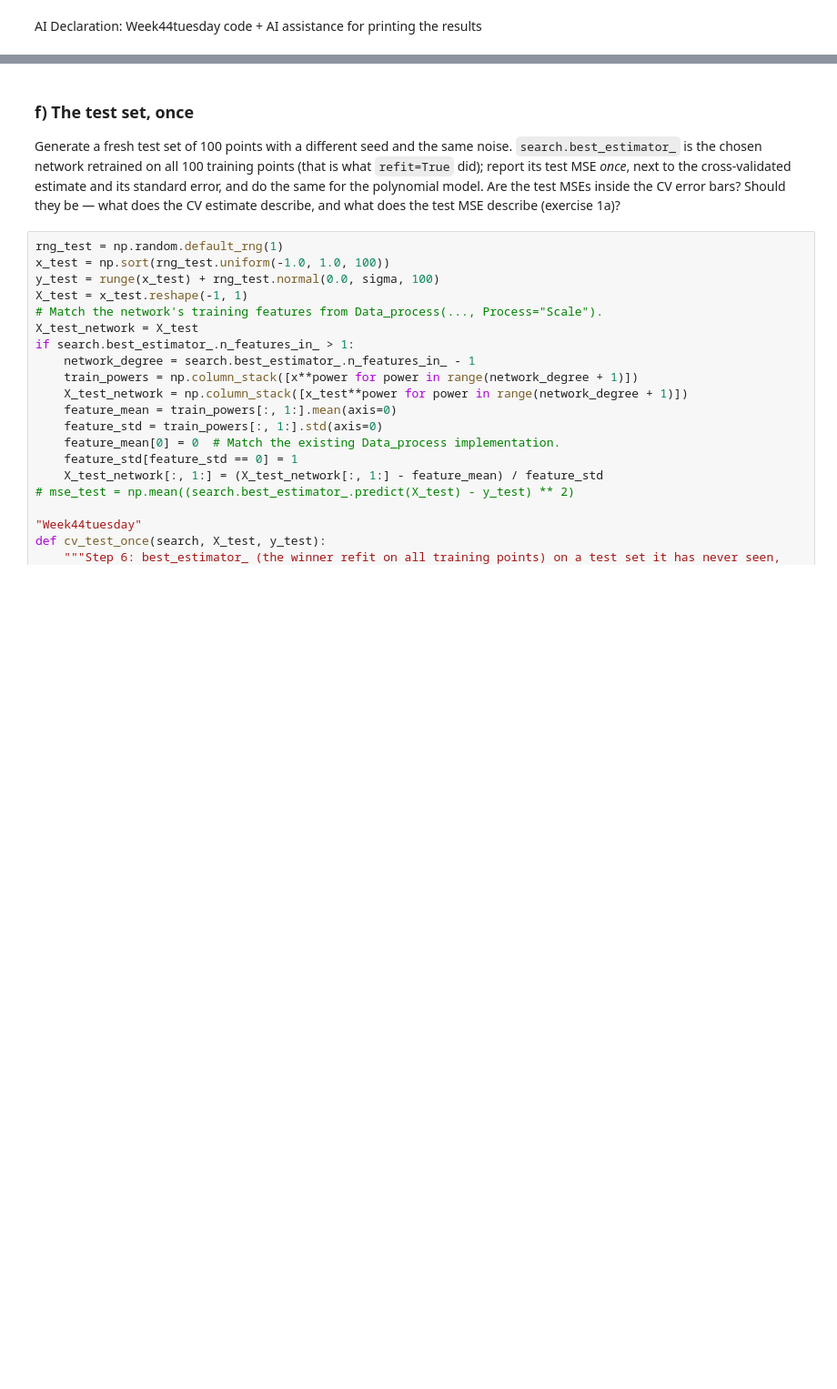
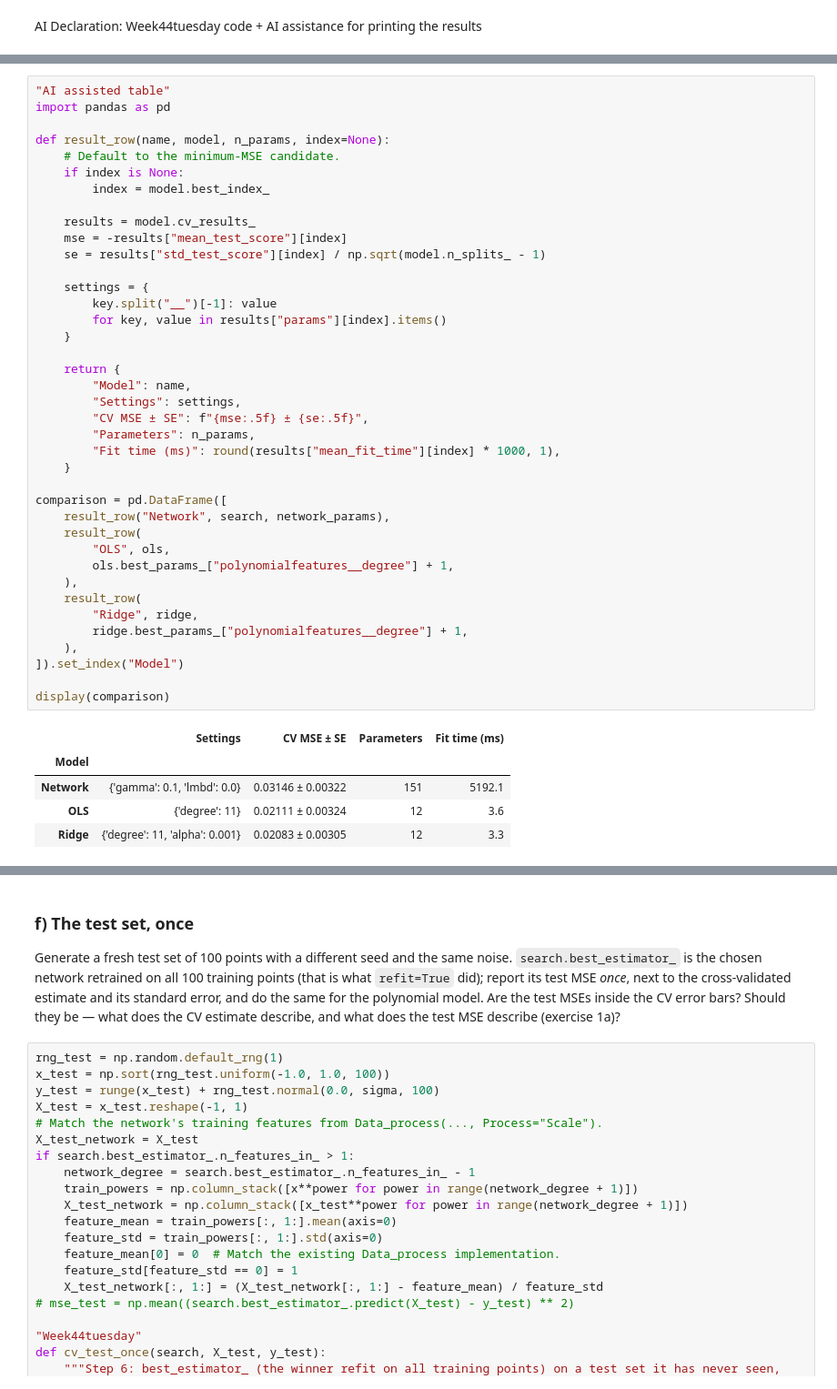
Before and after one commit to Timholmen96/MachineLearningUiO, a Jupyter notebook: doc/WeeklyMaterial/week44/exercisesweek44.ipynb, the cells around one changed output, grey strips where cells are left out. Shown at 91% size. Cells and saved outputs as stored; diff of their text form; blank space fills up the shorter version.

```diff
--- a/doc/WeeklyMaterial/week44/exercisesweek44.ipynb
+++ b/doc/WeeklyMaterial/week44/exercisesweek44.ipynb
@@ -883,0 +979,45 @@ the network: untuned 0.1033 +/- 0.0099, best grid point 0.0780 +/- 0.0125, 151 p
+# %%
+"AI assisted table"
+import pandas as pd
+
+def result_row(name, model, n_params, index=None):
+    # Default to the minimum-MSE candidate.
+    if index is None:
+        index = model.best_index_
+
+    results = model.cv_results_
+    mse = -results["mean_test_score"][index]
+    se = results["std_test_score"][index] / np.sqrt(model.n_splits_ - 1)
+
+    settings = {
+        key.split("__")[-1]: value
+        for key, value in results["params"][index].items()
+    }
+
+    return {
+        "Model": name,
+        "Settings": settings,
+        "CV MSE ± SE": f"{mse:.5f} ± {se:.5f}",
+        "Parameters": n_params,
+        "Fit time (ms)": round(results["mean_fit_time"][index] * 1000, 1),
+    }
+
+comparison = pd.DataFrame([
+    result_row("Network", search, network_params),
+    result_row(
+        "OLS", ols,
+        ols.best_params_["polynomialfeatures__degree"] + 1,
+    ),
+    result_row(
+        "Ridge", ridge,
+        ridge.best_params_["polynomialfeatures__degree"] + 1,
+    ),
+]).set_index("Model")
+
+display(comparison)
+# %% [output]
+|  | Settings | CV MSE ± SE | Parameters | Fit time (ms) |
+| Model |  |  |  |  |
+| Network | {'gamma': 0.1, 'lmbd': 0.0} | 0.03146 ± 0.00322 | 151 | 5192.1 |
+| OLS | {'degree': 11} | 0.02111 ± 0.00324 | 12 | 3.6 |
+| Ridge | {'degree': 11, 'alpha': 0.001} | 0.02083 ± 0.00305 | 12 | 3.3 |
```
Also changed, not shown: parts of 22 cells of this notebook.
